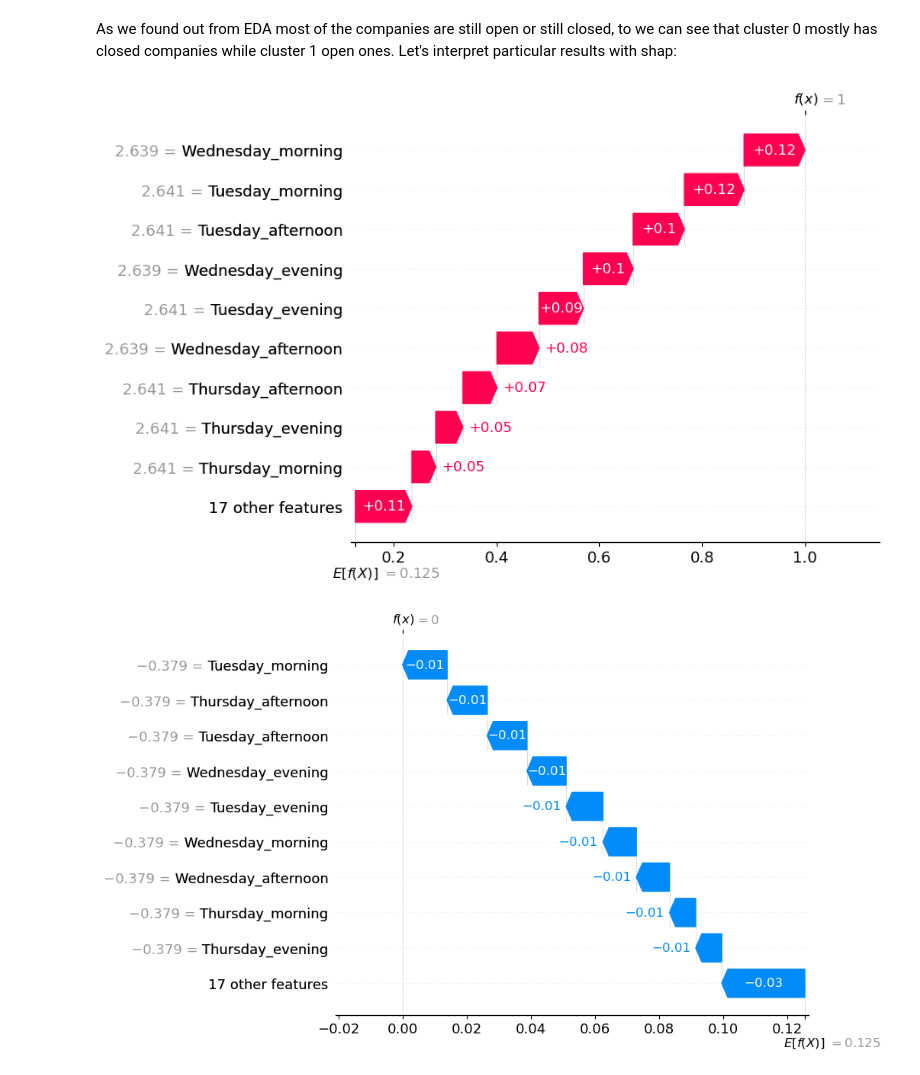
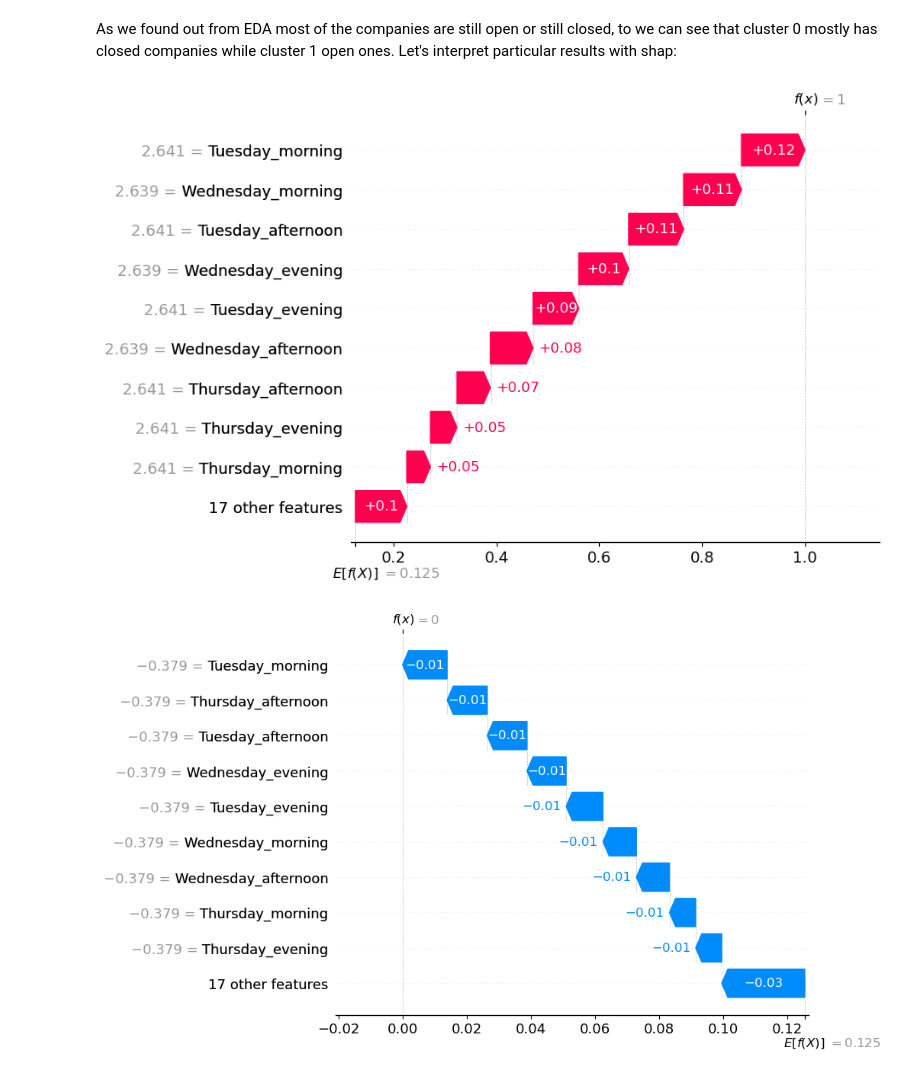
Before and after one commit to katarzynarogalska/LocationIntelligence-clustering, a Jupyter notebook: Location_Model_Building.ipynb, the cells around one changed output. Drawn from its saved outputs; the diff is of its cells as text; code cells hidden in the pictures.

```diff
--- a/Location_Model_Building.ipynb
+++ b/Location_Model_Building.ipynb
@@ -644,3 +655,14 @@ df = train_df3
 model.fit(train_df3)
 
 k_mean_labeled = assign_cluster_labels(model,df)
+# %%
+model=KMeans(n_clusters=2,max_iter=600)
+pca = PCA(0.88)
+reduced_df = pca.fit_transform(train_df3)
+model.fit(reduced_df)
+create_report_for_PCA(model,reduced_df)
+predictions = model.predict(reduced_df)
+
+k_mean_reduced_labeled = train_df3.copy(deep=True)
+k_mean_reduced_labeled['cluster_label']=predictions
+k_mean_reduced_labeled
@@ -688,17 +730,17 @@ plt.show()
 # %% [markdown]
 As we found out from EDA most of the companies are still open or still closed, to we can see that cluster 0 mostly has closed companies while cluster 1 open ones. Let's interpret particular results with shap:
 # %%
-y0 = k_mean_labeled['cluster_label']
-X0=k_mean_labeled.drop(columns=['cluster_label'])
+y0 = k_mean_reduced_labeled['cluster_label']
+X0=k_mean_reduced_labeled.drop(columns=['cluster_label'])
 
 model = RandomForestClassifier(n_estimators=100,random_state=42)
 model.fit(X0,y0)
 X_sample = X0.sample(n=200)
 explainer = shap.Explainer(model)
 shap_values = explainer(X_sample)
 shap.waterfall_plot(shap_values[:,:,1][71])
 # %% [output]
-[figure, old version]
+[figure, new version]
 # %%
 shap.waterfall_plot(shap_values[:,:,1][3])
 # %% [output]
```
Also changed, not shown: parts of 12 cells of this notebook.
